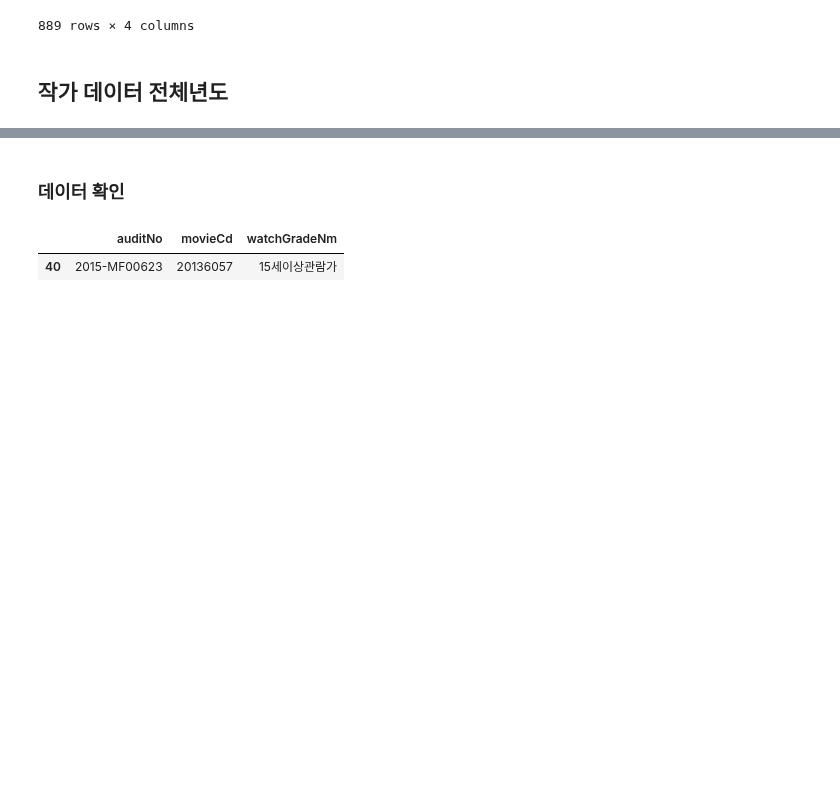
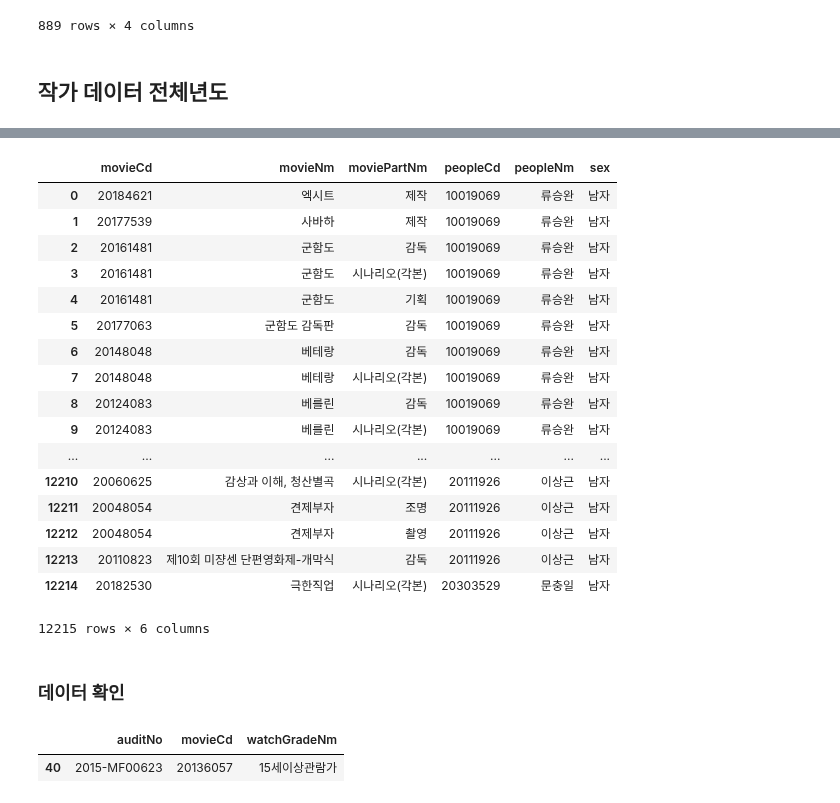
Before and after one commit to kim4pb/Female-led-Korean-Films, a Jupyter notebook: 02.EDA/Data_Concat.ipynb, the cells around one changed output, grey strips where cells are left out. Drawn from its saved outputs; the diff is of its cells as text; code cells hidden in the pictures; blank space fills up the shorter version.

```diff
--- a/02.EDA/Data_Concat.ipynb
+++ b/02.EDA/Data_Concat.ipynb
@@ -293,3 +343,24 @@ print('writer_detail', writer_detail.shape)
+# %%
+pd.read_csv('../01.Data_Collection/writer_detail.csv')
+# %% [output]
+|  | movieCd | movieNm | moviePartNm | peopleCd | peopleNm | sex |
+| 0 | 20184621 | 엑시트 | 제작 | 10019069 | 류승완 | 남자 |
+| 1 | 20177539 | 사바하 | 제작 | 10019069 | 류승완 | 남자 |
+| 2 | 20161481 | 군함도 | 감독 | 10019069 | 류승완 | 남자 |
+| 3 | 20161481 | 군함도 | 시나리오(각본) | 10019069 | 류승완 | 남자 |
+| 4 | 20161481 | 군함도 | 기획 | 10019069 | 류승완 | 남자 |
+| 5 | 20177063 | 군함도 감독판 | 감독 | 10019069 | 류승완 | 남자 |
+| 6 | 20148048 | 베테랑 | 감독 | 10019069 | 류승완 | 남자 |
+| 7 | 20148048 | 베테랑 | 시나리오(각본) | 10019069 | 류승완 | 남자 |
+| 8 | 20124083 | 베를린 | 감독 | 10019069 | 류승완 | 남자 |
+| 9 | 20124083 | 베를린 | 시나리오(각본) | 10019069 | 류승완 | 남자 |
+| ... | ... | ... | ... | ... | ... | ... |
+| 12210 | 20060625 | 감상과 이해, 청산별곡 | 시나리오(각본) | 20111926 | 이상근 | 남자 |
+| 12211 | 20048054 | 견제부자 | 조명 | 20111926 | 이상근 | 남자 |
+| 12212 | 20048054 | 견제부자 | 촬영 | 20111926 | 이상근 | 남자 |
+| 12213 | 20110823 | 제10회 미쟝센 단편영화제-개막식 | 감독 | 20111926 | 이상근 | 남자 |
+| 12214 | 20182530 | 극한직업 | 시나리오(각본) | 20303529 | 문충일 | 남자 |
+12215 rows × 6 columns
 # %% [markdown]
 ### 데이터 확인
 # %%
```
Also changed, not shown: parts of 5 cells of this notebook, 3 other files.
